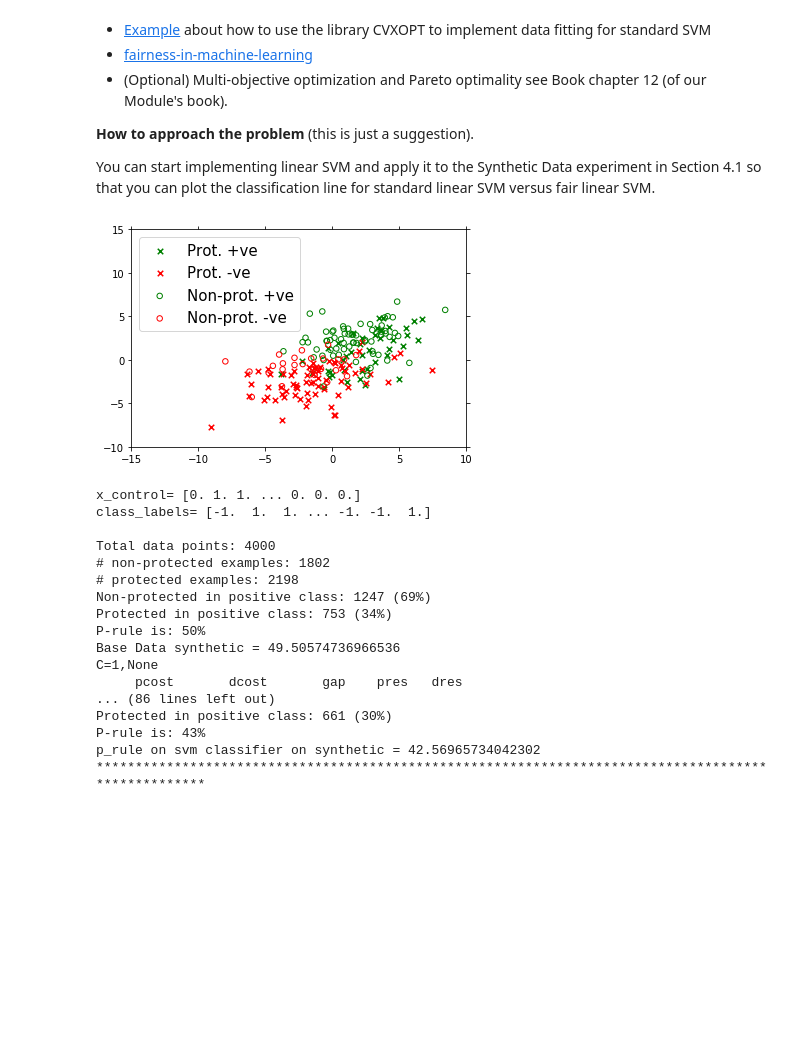
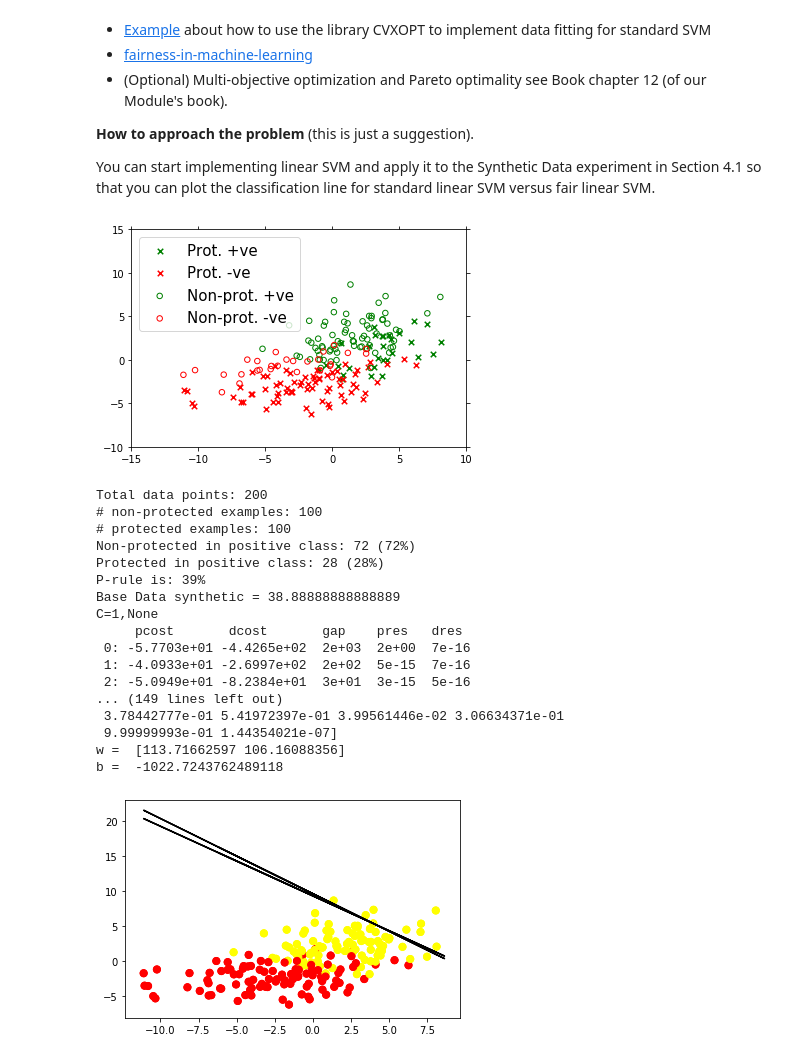
Before and after one commit to vipulpopat/svm-with-fairness-constraint, a Jupyter notebook: Project_5_FinalNotebook.ipynb, the cells around one changed output. Drawn from its saved outputs; the diff is of its cells as text; code cells hidden in the pictures; blank space fills up the shorter version.

Commit message:
tried to add decision boundary plot

```diff
--- a/Project_5_FinalNotebook.ipynb
+++ b/Project_5_FinalNotebook.ipynb
@@ -222,6 +222,42 @@ class SupportVectorMachine(object):
             prediction += self.intercept
             y_pred.append(np.sign(prediction))
         return np.array(y_pred)
+
+    def plot_decision_boundary(self, X, y):
+        #w parameter in vectorized form
+        mu = self.lagr_multipliers
+        xfit = self.support_vectors
+        yfit = self.support_vector_labels
+
+
+        def decision_boundary(x_vec, mu_vec1, mu_vec2):
+            g1 = (x_vec-mu_vec1).T.dot((x_vec-mu_vec1))
+            g2 = 2*( (x_vec-mu_vec2).T.dot((x_vec-mu_vec2)) )
+            return g1 - g2
+
+
+
+        print(f'mu.shape={mu.shape}')
+        print(f'X.shape={xfit.shape}, y.shape={yfit.shape}')
+
+        w = ((yfit * mu).T @ xfit).reshape(-1,1)
+
+        #Selecting the set of indices S corresponding to non zero parameters
+        S = (mu > 1e-7).flatten()
+
+        #Computing b
+        b = yfit[S] - np.dot(xfit[S], w)
+
+        #Display results
+        print('mu = ',mu[mu > 1e-7])
+        print('w = ', w.flatten())
+        print('b = ', b[0,0])
+
+        plt.scatter(X[:, 0], X[:, 1], c=y, s=50, cmap='autumn')
+        #plt.plot([0.6], [2.1], 'x', color='red', markeredgewidth=2, markersize=10)
+        plt.plot(xfit, (-w[0,0] * xfit-b[0,0])/w[1,0], '-k')
+
+        #plt.xlim(-1, 3.5);
 # %%
 class SupportVectorMachine_trial(object):
     """The Support Vector Machine classifier.
@@ -714,27 +750,31 @@ def run_experiment(C_values, sample_count, data_type, correlation=0.0):
 
             compute_p_rule("p_rule on svm classifier on " + data_type, x_control, y_pred_svm)
             print('**'*50)
+
+            print(f'X.shape={X.shape}, y.shape={y.shape}')
+            clf.plot_decision_boundary(X, y)
 # %%
-data_count=2000
+data_count=100
 run_experiment([1], sample_count=data_count, data_type='synthetic')
 #run_experiment([10], sample_count=data_count, data_type='bank')
 #run_experiment([1], sample_count=data_count, data_type='adult', correlation=0.01)
 # %% [output]
-[figure, old version]
+[figure, new version]
-x_control= [0. 1. 1. ... 0. 0. 0.]
-class_labels= [-1.  1.  1. ... -1. -1.  1.]
-
-Total data points: 4000
-# non-protected examples: 1802
-# protected examples: 2198
-Non-protected in positive class: 1247 (69%)
-Protected in positive class: 753 (34%)
-P-rule is: 50%
-Base Data synthetic = 49.50574736966536
+Total data points: 200
+# non-protected examples: 100
+# protected examples: 100
+Non-protected in positive class: 72 (72%)
+Protected in positive class: 28 (28%)
+P-rule is: 39%
+Base Data synthetic = 38.88888888888889
 C=1,None
      pcost       dcost       gap    pres   dres
-... (86 lines left out)
-Protected in positive class: 661 (30%)
-P-rule is: 43%
-p_rule on svm classifier on synthetic = 42.56965734042302
-****************************************************************************************************
+ 0: -5.7703e+01 -4.4265e+02  2e+03  2e+00  7e-16
+ 1: -4.0933e+01 -2.6997e+02  2e+02  5e-15  7e-16
+ 2: -5.0949e+01 -8.2384e+01  3e+01  3e-15  5e-16
+... (149 lines left out)
+ 3.78442777e-01 5.41972397e-01 3.99561446e-02 3.06634371e-01
+ 9.99999993e-01 1.44354021e-07]
+w =  [113.71662597 106.16088356]
+b =  -1022.7243762489118
+[figure, added]
```
Also changed, not shown: parts of 1 cell of this notebook.
